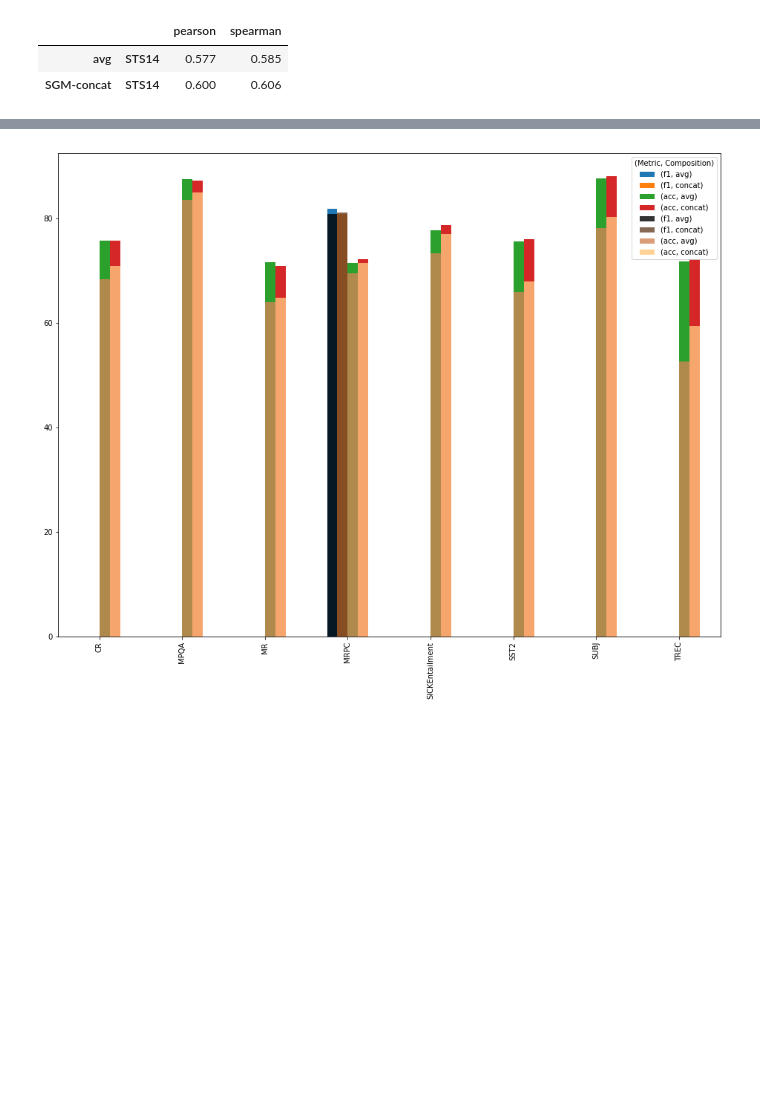
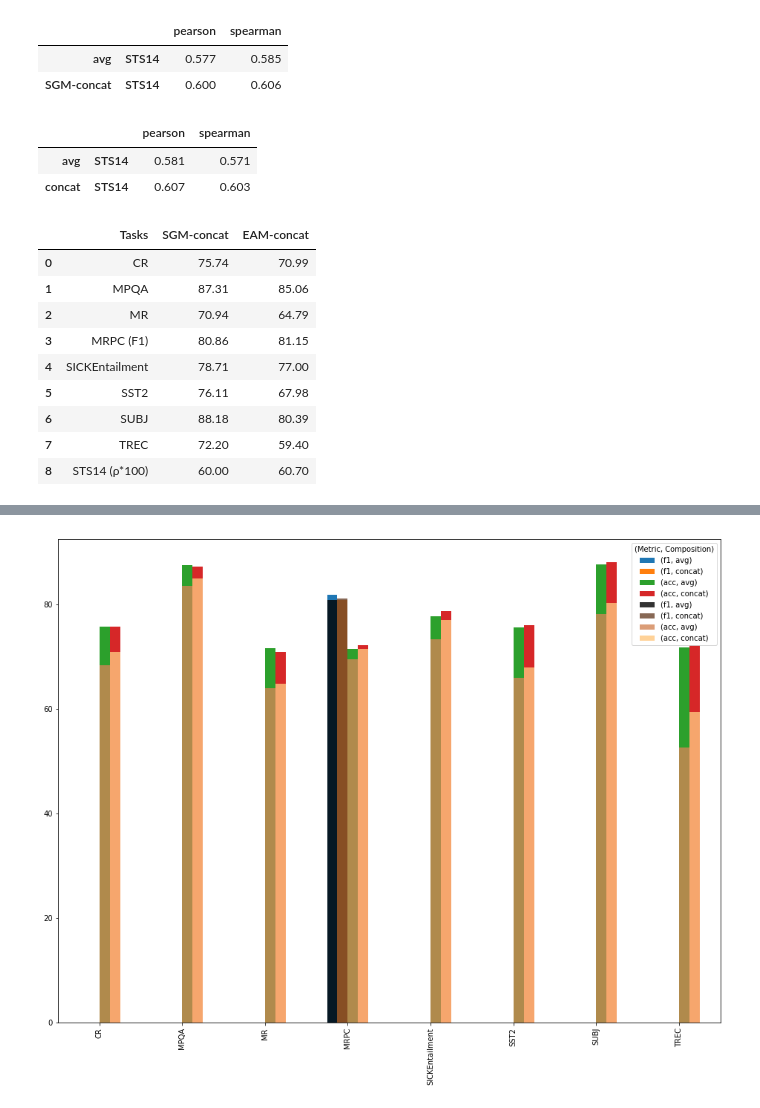
Before and after one commit to samarthbhargav/unsupervised-language-learning, a Jupyter notebook: practical-3/viz.ipynb, the cells around one changed output, grey strips where cells are left out. Drawn from its saved outputs; the diff is of its cells as text; code cells hidden in the pictures; blank space fills up the shorter version.

```diff
--- a/practical-3/viz.ipynb
+++ b/practical-3/viz.ipynb
@@ -121,4 +121,10 @@ STS_sgm.rename({'concat': 'SGM-concat'}, axis = 'index')
 |  |  | pearson | spearman |
 | avg | STS14 | 0.577 | 0.585 |
 | SGM-concat | STS14 | 0.600 | 0.606 |
+# %%
+STS_eam
+# %% [output]
+|  |  | pearson | spearman |
+| avg | STS14 | 0.581 | 0.571 |
+| concat | STS14 | 0.607 | 0.603 |
 # %%
@@ -127,0 +136,13 @@ ClassificationTask_sgm.to_csv("csv/ClassificationTask_sgm.csv")
+# %%
+best
+# %% [output]
+|  | Tasks | SGM-concat | EAM-concat |
+| 0 | CR | 75.74 | 70.99 |
+| 1 | MPQA | 87.31 | 85.06 |
+| 2 | MR | 70.94 | 64.79 |
+| 3 | MRPC (F1) | 80.86 | 81.15 |
+| 4 | SICKEntailment | 78.71 | 77.00 |
+| 5 | SST2 | 76.11 | 67.98 |
+| 6 | SUBJ | 88.18 | 80.39 |
+| 7 | TREC | 72.20 | 59.40 |
+| 8 | STS14 (ρ*100) | 60.00 | 60.70 |
```
Also changed, not shown: parts of 4 cells of this notebook.
